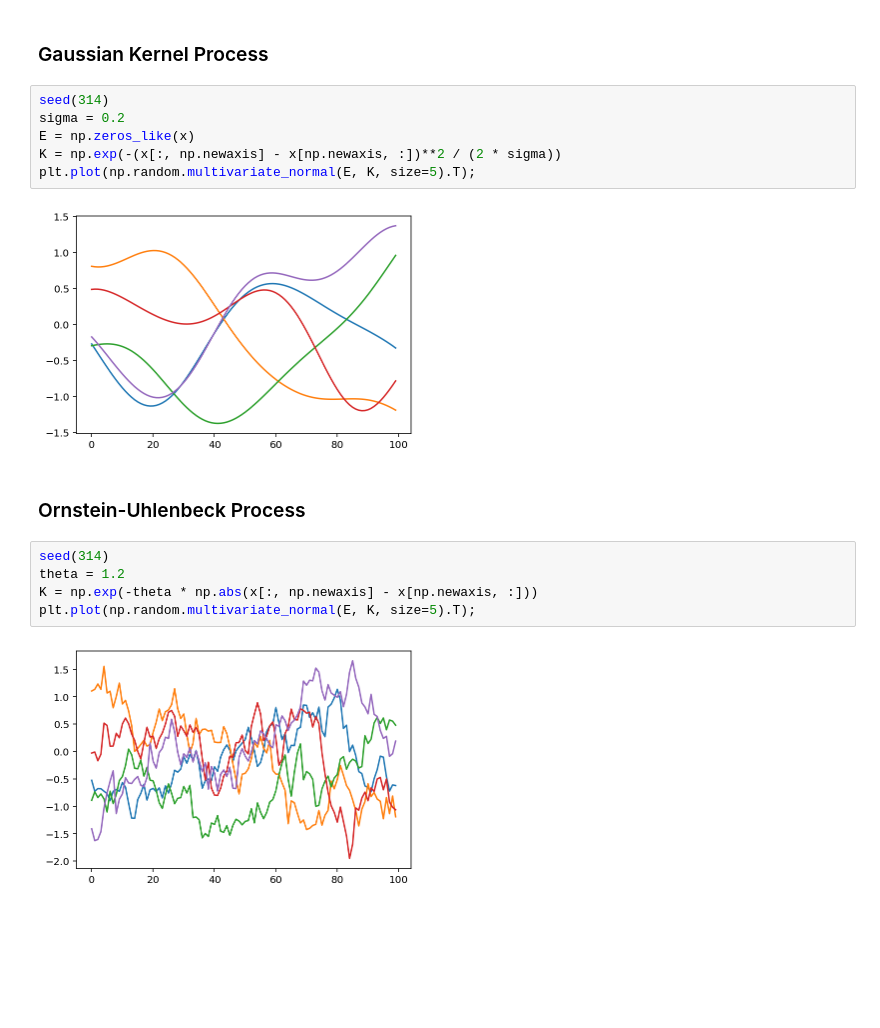
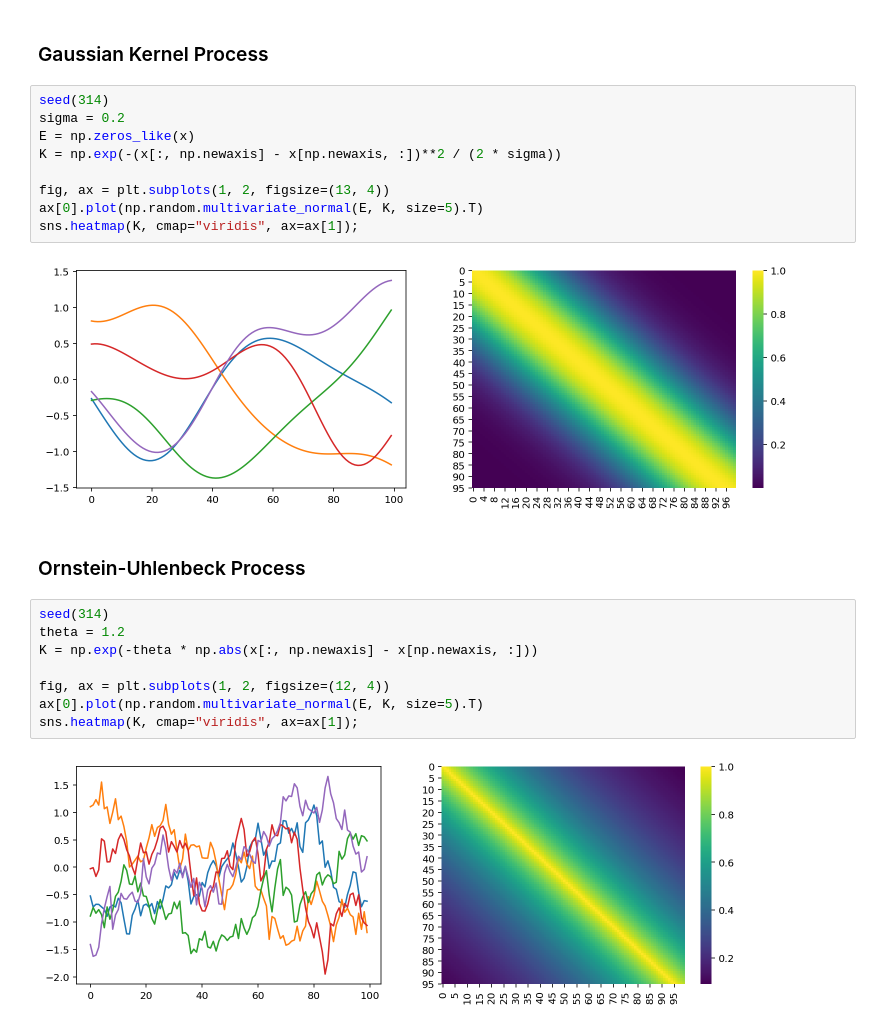
Before and after one commit to gerdm/prml, a Jupyter notebook: chapter6/gaussian-processes.ipynb, the cells around one changed output. Saved outputs shown, nothing was run; the diff lists cells and outputs as text; blank space fills up the shorter version.

```diff
--- a/chapter6/gaussian-processes.ipynb
+++ b/chapter6/gaussian-processes.ipynb
@@ -28,17 +34,23 @@ plt.plot(np.random.multivariate_normal(E, Phi, size=5).T);
 # %%
 seed(314)
 sigma = 0.2
 E = np.zeros_like(x)
 K = np.exp(-(x[:, np.newaxis] - x[np.newaxis, :])**2 / (2 * sigma))
-plt.plot(np.random.multivariate_normal(E, K, size=5).T);
+
+fig, ax = plt.subplots(1, 2, figsize=(13, 4))
+ax[0].plot(np.random.multivariate_normal(E, K, size=5).T)
+sns.heatmap(K, cmap="viridis", ax=ax[1]);
 # %% [output]
-[figure, old version]
+[figure, new version]
 # %% [markdown]
 ### Ornstein-Uhlenbeck Process
 # %%
 seed(314)
 theta = 1.2
 K = np.exp(-theta * np.abs(x[:, np.newaxis] - x[np.newaxis, :]))
-plt.plot(np.random.multivariate_normal(E, K, size=5).T);
+
+fig, ax = plt.subplots(1, 2, figsize=(12, 4))
+ax[0].plot(np.random.multivariate_normal(E, K, size=5).T)
+sns.heatmap(K, cmap="viridis", ax=ax[1]);
 # %% [output]
-[figure, old version]
+[figure, new version]
```
Also changed, not shown: parts of 15 cells of this notebook.
